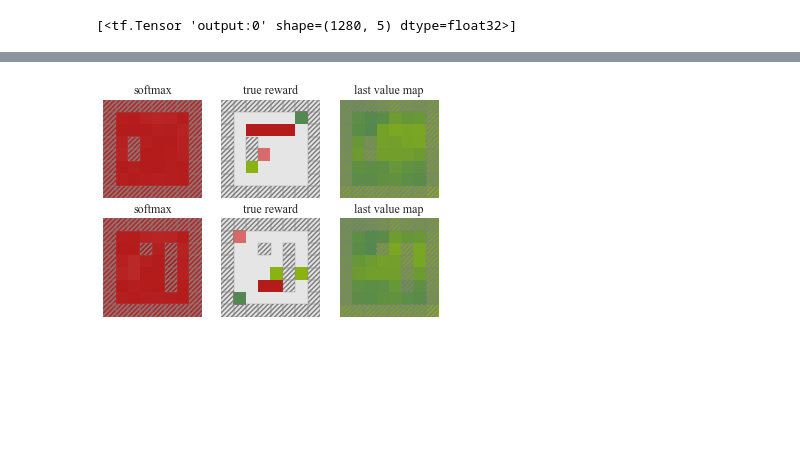
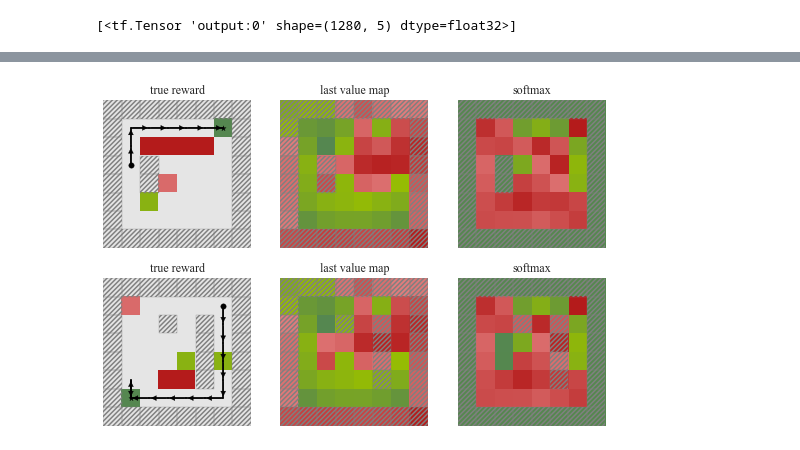
Before and after one commit to HumanCompatibleAI/learning_biases, a Jupyter notebook: Plotting Value Heat Map.ipynb, the cells around one changed output, grey strips where cells are left out. Saved outputs shown, nothing was run; the diff lists cells and outputs as text; code cells hidden in the pictures; blank space fills up the shorter version.

Commit message:
[*] add more visualization of the values from the VIN

```diff
--- a/Plotting Value Heat Map.ipynb
+++ b/Plotting Value Heat Map.ipynb
@@ -31,3 +32,22 @@ meta_info_def {
         }
       }
     }
+# %%
+vtensors = set()
+for op in graph.get_operations():
+    if 'v_' in op.name and 'grad' not in op.name and '/' not in op.name:
+        vtensors.add(op)
+
+# Find the last value map
+sortable_vtensors = []
+greatest = None
+greatestnum = 1
+for op in vtensors:
+    opname = op.name.split('/')[0]
+    opnum = int(opname[2:])
+    sortable_vtensors.append((opnum, op))
+    if opnum > greatestnum:
+        greatest = op
+        greatestnum = opnum
+
+print(greatest)
@@ -88,23 +128,30 @@ val = values[0]
+# %%
+def normalize(vals):
+    vals = vals - vals.mean()
+    vals = vals / (vals.max() - vals.min())
+    return vals
 # %%
-fig, axes = plt.subplots(2, 3)
+fig, axes = plt.subplots(2, 3, figsize=(9, 6))
 
 for ax, gr in zip(axes, grids[2:4]):
-    walls, reward, _ = GridworldMdp(gr).convert_to_numpy_input()
+    walls, reward, start = GridworldMdp(gr).convert_to_numpy_input()
 
     # plotting softmax output of VIN (last layer)
     oo = graph.get_operation_by_name('output')
     qs = sess.run(feed_dict={'image:0': w, 'reward:0': r}, fetches=oo.outputs)[0]
     values = np.max(qs, axis=-1)
     val = np.reshape(values, (20, 8, 8))[0]
-    plot_reward(val - 5.0, walls, "softmax", fig, ax[0])
+    plot_reward(normalize(val), walls, "softmax", fig, ax[2])
     # plotting actual reward
-    plot_reward(reward, walls, "true reward", fig, ax[1])
+    agent = FastOptimalAgent(beta=1.0)
+    plot_trajectory(walls, reward, start, agent, fig, ax[0])
+    plot_reward(reward, walls, "true reward", fig, ax[0])
     # plotting last value map of VIN (last VIN block)
-    rvs = graph.get_operation_by_name("v_9")
+    rvs = greatest
     rvs = sess.run(feed_dict={'image:0':w, 'reward:0': r}, fetches=rvs.outputs)
     rvs = rvs[0][0].squeeze()
-    plot_reward(rvs, walls, 'last value map', fig, ax[2])
+    plot_reward(normalize(rvs), walls, 'last value map', fig, ax[1])
 
 fig.savefig("testing_value_maps.jpg")
 # %% [output]
-[figure, old version]
+[figure, new version]
```
Also changed, not shown: parts of 6 cells of this notebook, 4 other files.
